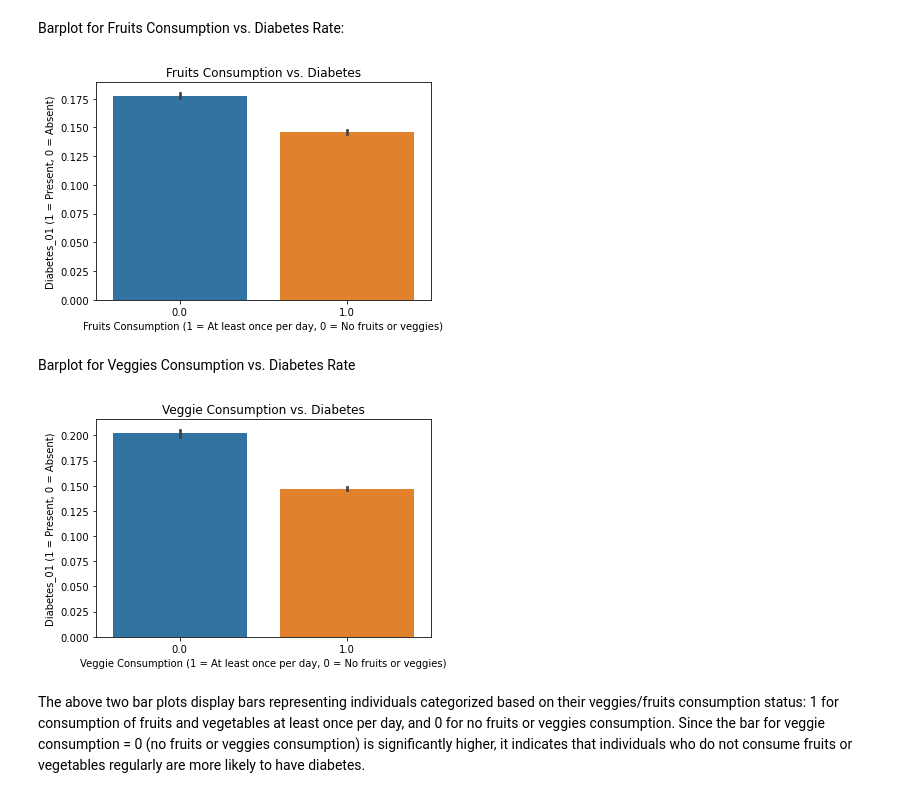
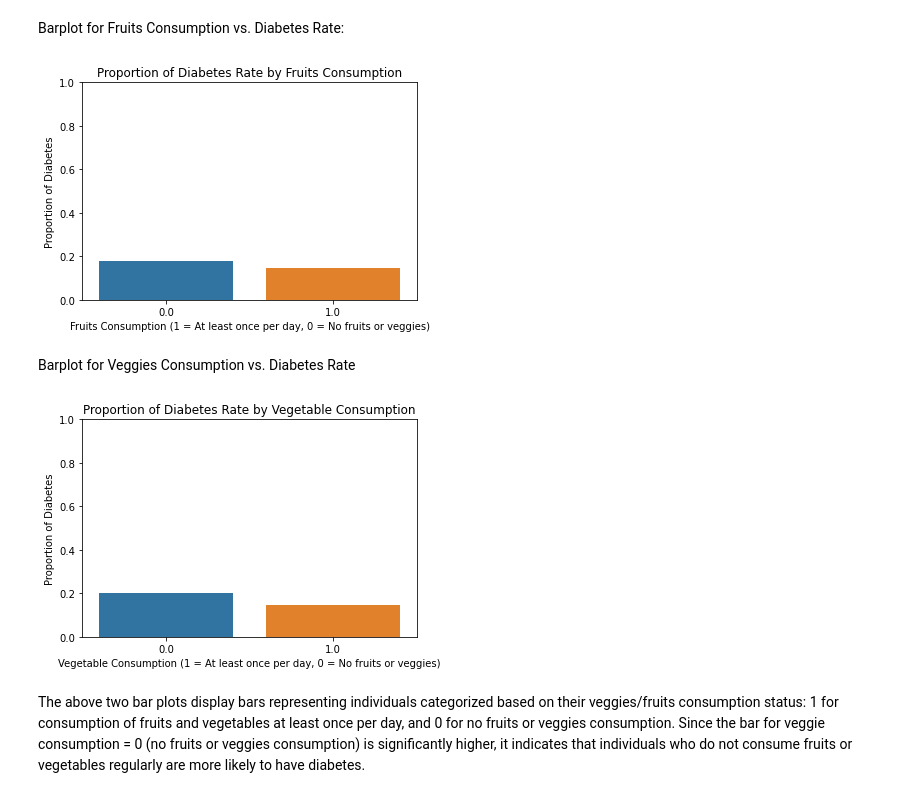
Before and after one commit to edwin815/diabetes_analysis, a Jupyter notebook: EDACheckpoint_Group132_WI24.ipynb, the cells around one changed output. Saved outputs shown, nothing was run; the diff lists cells and outputs as text; code cells hidden in the pictures.

Commit message:
change dataset1 eda plots

```diff
--- a/EDACheckpoint_Group132_WI24.ipynb
+++ b/EDACheckpoint_Group132_WI24.ipynb
@@ -253,23 +265,33 @@ The bar plot displays two bars representing individuals categorized based on the
 # %% [markdown]
 Barplot for Fruits Consumption vs. Diabetes Rate:
 # %%
-sns.barplot(data=diabetes_df_cleaned, x='Fruits', y='Diabetes_01')
-plt.title('Fruits Consumption vs. Diabetes')
+# Calculate proportions
+proportions = diabetes_df_cleaned.groupby('Fruits')['Diabetes_01'].mean().reset_index()
+
+# Plot
+sns.barplot(data=proportions, x='Fruits', y='Diabetes_01')
+plt.title('Proportion of Diabetes Rate by Fruits Consumption')
 plt.xlabel('Fruits Consumption (1 = At least once per day, 0 = No fruits or veggies)')
-plt.ylabel('Diabetes_01 (1 = Present, 0 = Absent)')
+plt.ylabel('Proportion of Diabetes')
+plt.ylim(0, 1)  # Set y-axis limit from 0 to 1 for proportions
 plt.show()
 # %% [output]
-[figure, old version]
+[figure, new version]
 # %% [markdown]
 Barplot for Veggies Consumption vs. Diabetes Rate
 # %%
-sns.barplot(data=diabetes_df_cleaned, x='Veggies', y='Diabetes_01')
-plt.title('Veggie Consumption vs. Diabetes')
-plt.xlabel('Veggie Consumption (1 = At least once per day, 0 = No fruits or veggies)')
-plt.ylabel('Diabetes_01 (1 = Present, 0 = Absent)')
+# Calculate proportions
+proportions = diabetes_df_cleaned.groupby('Veggies')['Diabetes_01'].mean().reset_index()
+
+# Plot
+sns.barplot(data=proportions, x='Veggies', y='Diabetes_01')
+plt.title('Proportion of Diabetes Rate by Vegetable Consumption')
+plt.xlabel('Vegetable Consumption (1 = At least once per day, 0 = No fruits or veggies)')
+plt.ylabel('Proportion of Diabetes')
+plt.ylim(0, 1)  # Set y-axis limit from 0 to 1 for proportions
 plt.show()
 # %% [output]
-[figure, old version]
+[figure, new version]
 # %% [markdown]
 The above two bar plots display  bars representing individuals categorized based on their veggies/fruits consumption status: 1 for consumption of fruits and vegetables at least once per day, and 0 for no fruits or veggies consumption.
 Since the bar for veggie consumption = 0 (no fruits or veggies consumption) is significantly higher, it indicates that individuals who do not consume fruits or vegetables regularly are more likely to have diabetes.
```
Also changed, not shown: parts of 4 cells of this notebook.
